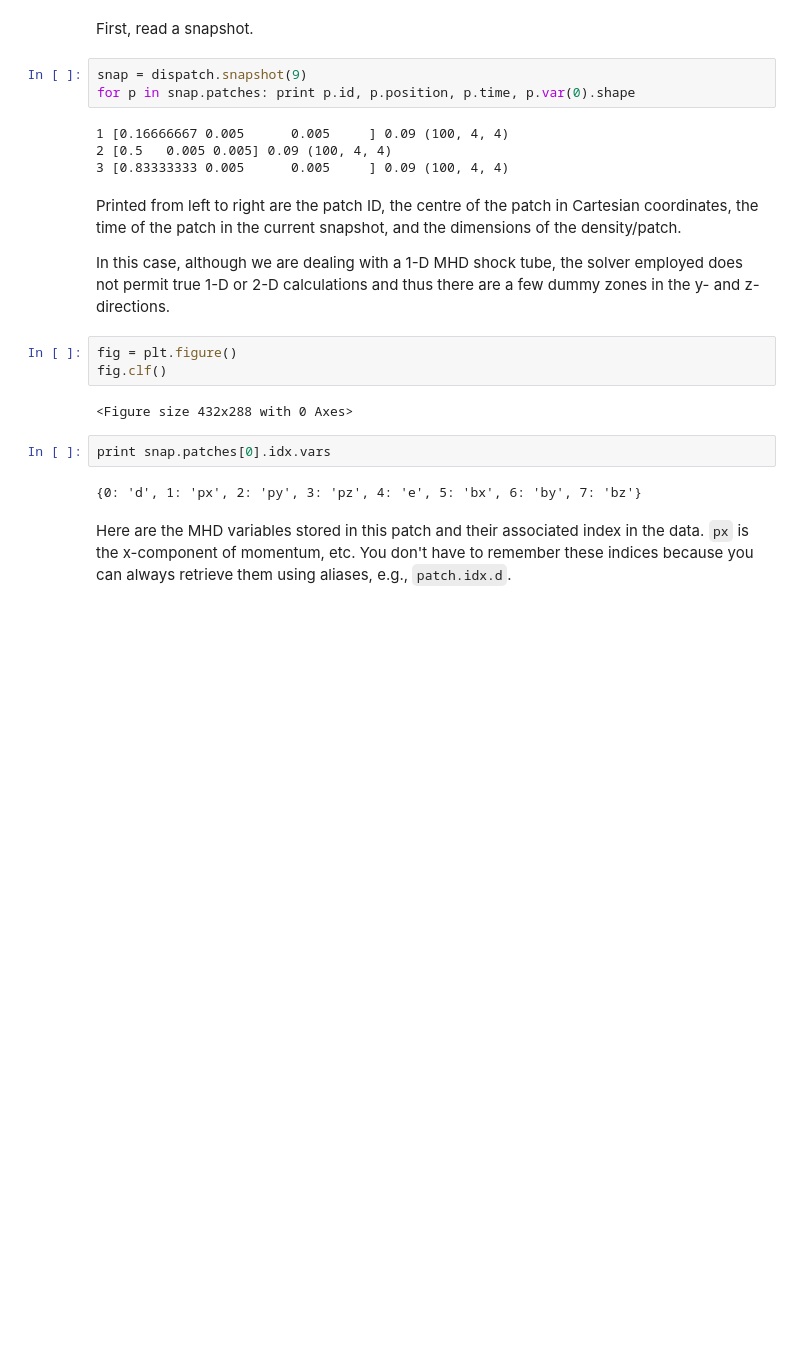
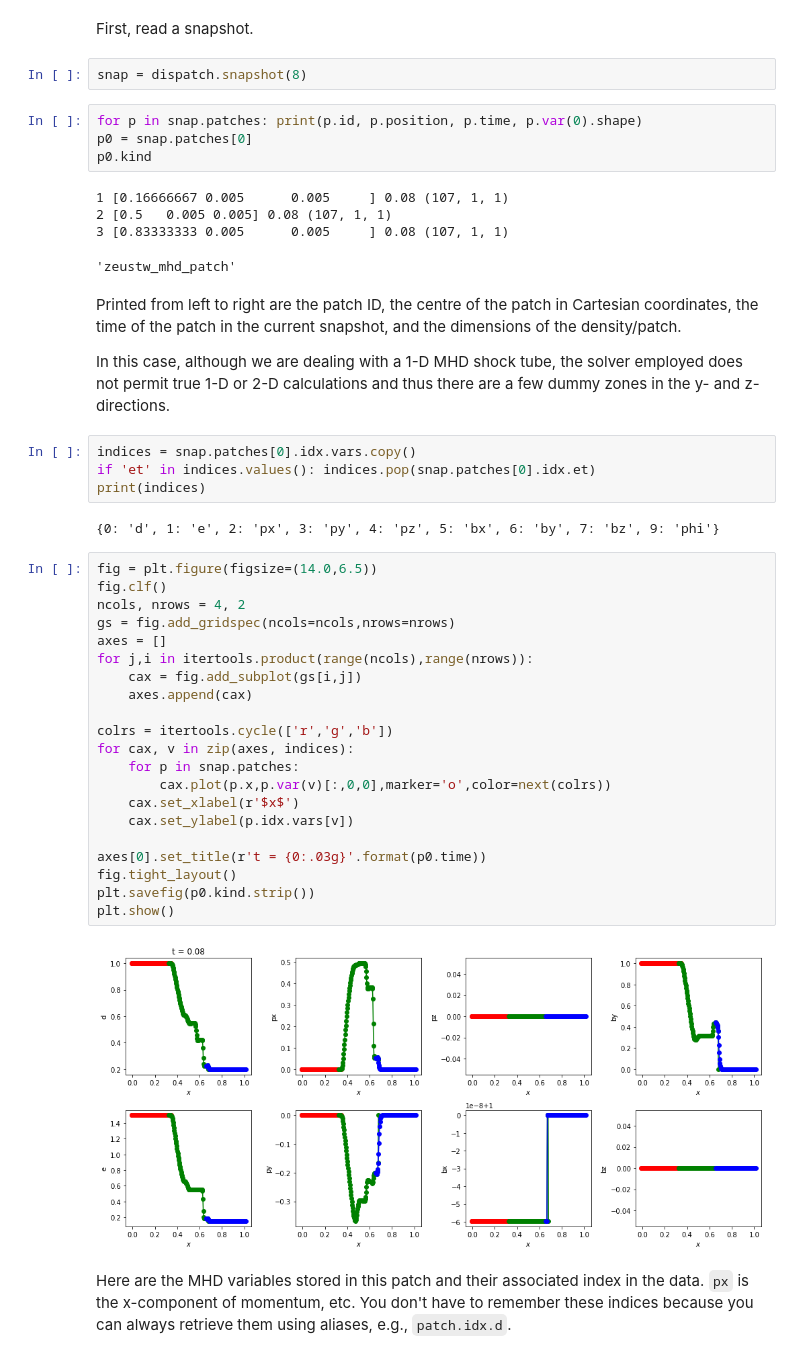
Before and after one commit to Bergemann-Group-development/dispatch, a Jupyter notebook: experiments/mhd_shock/Reading data and 1-D plotting with DISPATCH.ipynb, the cells around one changed output. Saved outputs shown, nothing was run; the diff lists cells and outputs as text; blank space fills up the shorter version.

```diff
--- a/experiments/mhd_shock/Reading data and 1-D plotting with DISPATCH.ipynb
+++ b/experiments/mhd_shock/Reading data and 1-D plotting with DISPATCH.ipynb
@@ -11,26 +12,50 @@ import dispatch.select
 import itertools
 # %% [markdown]
 First, read a snapshot.
+# %%
+snap = dispatch.snapshot(8)
 # %%
-snap = dispatch.snapshot(9)
-for p in snap.patches: print p.id, p.position, p.time, p.var(0).shape
+for p in snap.patches: print(p.id, p.position, p.time, p.var(0).shape)
+p0 = snap.patches[0]
+p0.kind
 # %% [output]
-1 [0.16666667 0.005      0.005     ] 0.09 (100, 4, 4)
-2 [0.5   0.005 0.005] 0.09 (100, 4, 4)
-3 [0.83333333 0.005      0.005     ] 0.09 (100, 4, 4)
+1 [0.16666667 0.005      0.005     ] 0.08 (107, 1, 1)
+2 [0.5   0.005 0.005] 0.08 (107, 1, 1)
+3 [0.83333333 0.005      0.005     ] 0.08 (107, 1, 1)
+'zeustw_mhd_patch'
 # %% [markdown]
 Printed from left to right are the patch ID, the centre of the patch in Cartesian coordinates, the time of the patch in the current snapshot, and the dimensions of the density/patch.
 
 In this case, although we are dealing with a 1-D MHD shock tube, the solver employed does not permit true 1-D or 2-D calculations and thus there are a few dummy zones in the y- and z-directions.
-# %%
-fig = plt.figure()
-fig.clf()
-# %% [output]
-<Figure size 432x288 with 0 Axes>
-# %%
-print snap.patches[0].idx.vars
-# %% [output]
-{0: 'd', 1: 'px', 2: 'py', 3: 'pz', 4: 'e', 5: 'bx', 6: 'by', 7: 'bz'}
+# %%
+indices = snap.patches[0].idx.vars.copy()
+if 'et' in indices.values(): indices.pop(snap.patches[0].idx.et)
+print(indices)
+# %% [output]
+{0: 'd', 1: 'e', 2: 'px', 3: 'py', 4: 'pz', 5: 'bx', 6: 'by', 7: 'bz', 9: 'phi'}
+# %%
+fig = plt.figure(figsize=(14.0,6.5))
+fig.clf()
+ncols, nrows = 4, 2
+gs = fig.add_gridspec(ncols=ncols,nrows=nrows)
+axes = []
+for j,i in itertools.product(range(ncols),range(nrows)):
+    cax = fig.add_subplot(gs[i,j])
+    axes.append(cax)
+
+colrs = itertools.cycle(['r','g','b'])
+for cax, v in zip(axes, indices):
+    for p in snap.patches:
+        cax.plot(p.x,p.var(v)[:,0,0],marker='o',color=next(colrs))
+    cax.set_xlabel(r'$x$')
+    cax.set_ylabel(p.idx.vars[v])
+
+axes[0].set_title(r't = {0:.03g}'.format(p0.time))
+fig.tight_layout()
+plt.savefig(p0.kind.strip())
+plt.show()
+# %% [output]
+[figure, added]
 # %% [markdown]
 Here are the MHD variables stored in this patch and their associated index in the data. `px` is the x-component of momentum, etc.
 You don't have to remember these indices because you can always retrieve them using aliases, e.g., `patch.idx.d`.
```
Also changed, not shown: parts of 5 cells of this notebook, 3 other files.
